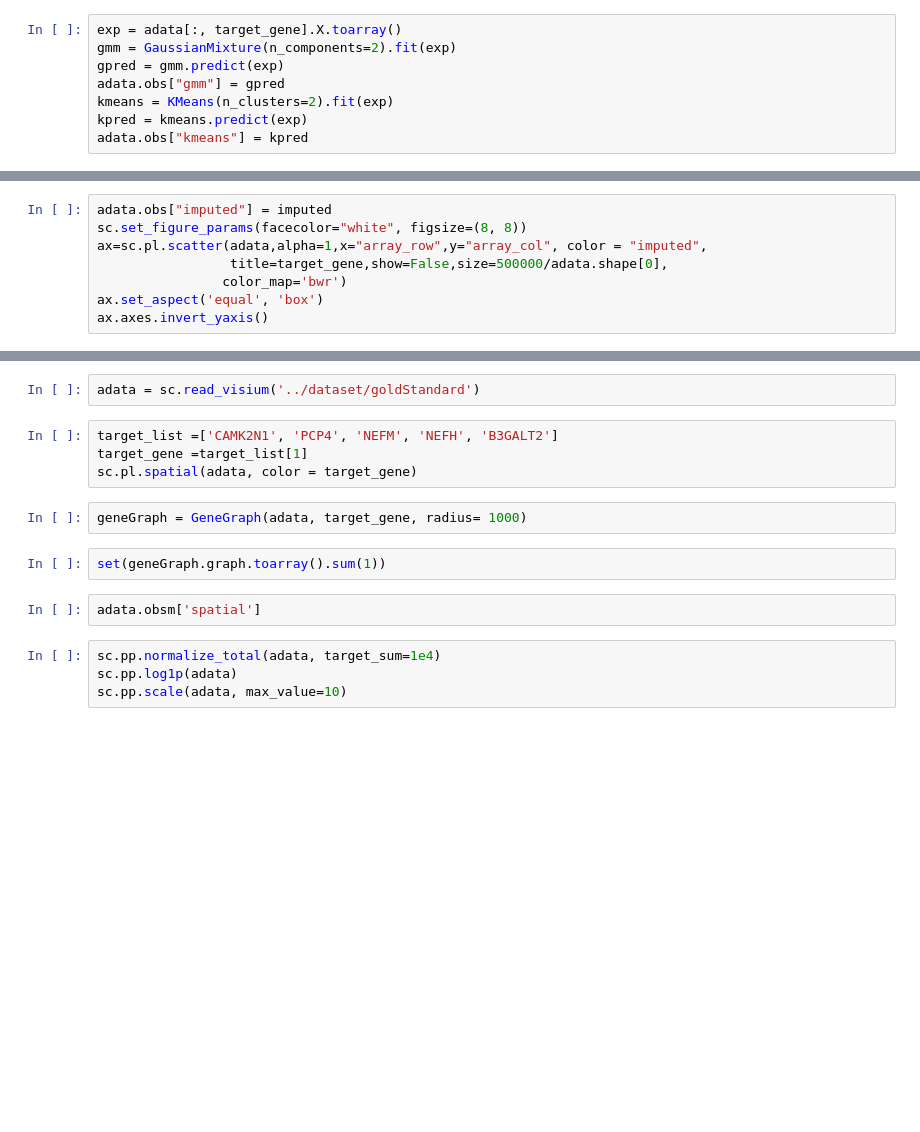
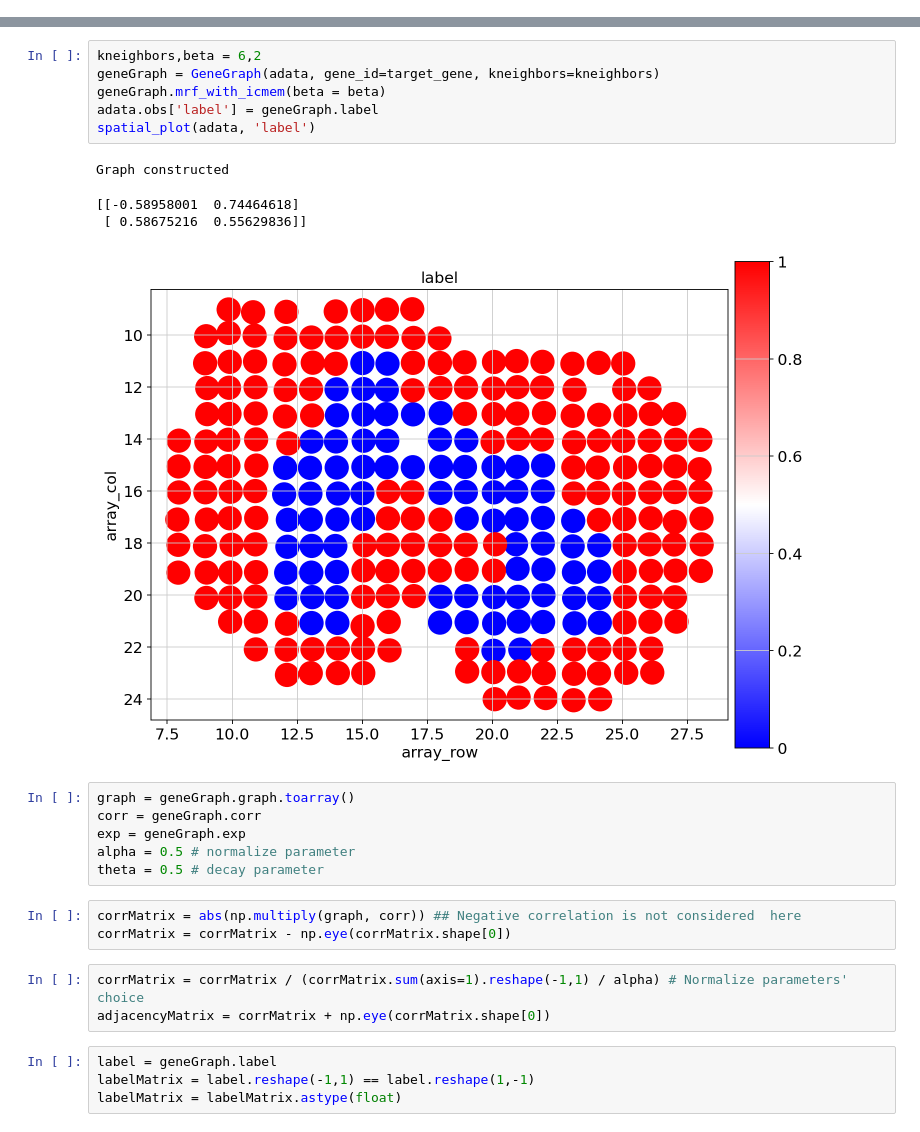
Before and after one commit to Khadaq2001/HMRF, a Jupyter notebook: test.ipynb, the cells around one changed output, grey strips where cells are left out. Saved outputs shown, nothing was run; the diff lists cells and outputs as text; blank space fills up the shorter version.

Commit message:
test impute function and refactor Graph.py

```diff
--- a/test.ipynb
+++ b/test.ipynb
@@ -110,8 +44,0 @@ from sklearn.cluster import KMeans
-# %%
-exp = adata[:, target_gene].X.toarray()
-gmm = GaussianMixture(n_components=2).fit(exp)
-gpred = gmm.predict(exp)
-adata.obs["gmm"] = gpred
-kmeans = KMeans(n_clusters=2).fit(exp)
-kpred = kmeans.predict(exp)
-adata.obs["kmeans"] = kpred
@@ -164,8 +44,0 @@ ax.axes.invert_yaxis()
-# %%
-adata.obs["imputed"] = imputed
-sc.set_figure_params(facecolor="white", figsize=(8, 8))
-ax=sc.pl.scatter(adata,alpha=1,x="array_row",y="array_col", color = "imputed",
-                 title=target_gene,show=False,size=500000/adata.shape[0],
-                color_map='bwr')
-ax.set_aspect('equal', 'box')
-ax.axes.invert_yaxis()
@@ -176,16 +45,27 @@ graph.toarray().sum(1)
-# %%
-adata = sc.read_visium('../dataset/goldStandard')
-# %%
-target_list =['CAMK2N1', 'PCP4', 'NEFM', 'NEFH', 'B3GALT2']
-target_gene =target_list[1]
-sc.pl.spatial(adata, color = target_gene)
-# %%
-geneGraph = GeneGraph(adata, target_gene, radius= 1000)
-# %%
-set(geneGraph.graph.toarray().sum(1))
-# %%
-adata.obsm['spatial']
-# %%
-sc.pp.normalize_total(adata, target_sum=1e4)
-sc.pp.log1p(adata)
-sc.pp.scale(adata, max_value=10)
+# %%
+kneighbors,beta = 6,2
+geneGraph = GeneGraph(adata, gene_id=target_gene, kneighbors=kneighbors)
+geneGraph.mrf_with_icmem(beta = beta)
+adata.obs['label'] = geneGraph.label
+spatial_plot(adata, 'label')
+# %% [output]
+Graph constructed
+[[-0.58958001  0.74464618]
+ [ 0.58675216  0.55629836]]
+[figure, added]
+# %%
+graph = geneGraph.graph.toarray()
+corr = geneGraph.corr
+exp = geneGraph.exp
+alpha = 0.5 # normalize parameter
+theta = 0.5 # decay parameter
+# %%
+corrMatrix = abs(np.multiply(graph, corr)) ## Negative correlation is not considered  here
+corrMatrix = corrMatrix - np.eye(corrMatrix.shape[0])
+# %%
+corrMatrix = corrMatrix / (corrMatrix.sum(axis=1).reshape(-1,1) / alpha) # Normalize parameters' choice
+adjacencyMatrix = corrMatrix + np.eye(corrMatrix.shape[0])
+# %%
+label = geneGraph.label
+labelMatrix = label.reshape(-1,1) == label.reshape(1,-1)
+labelMatrix = labelMatrix.astype(float)
```
Also changed, not shown: parts of 23 cells of this notebook, 3 other files.
